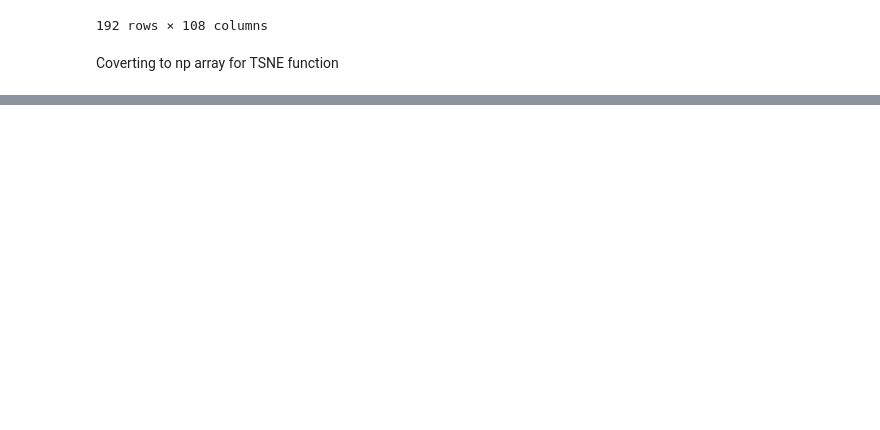
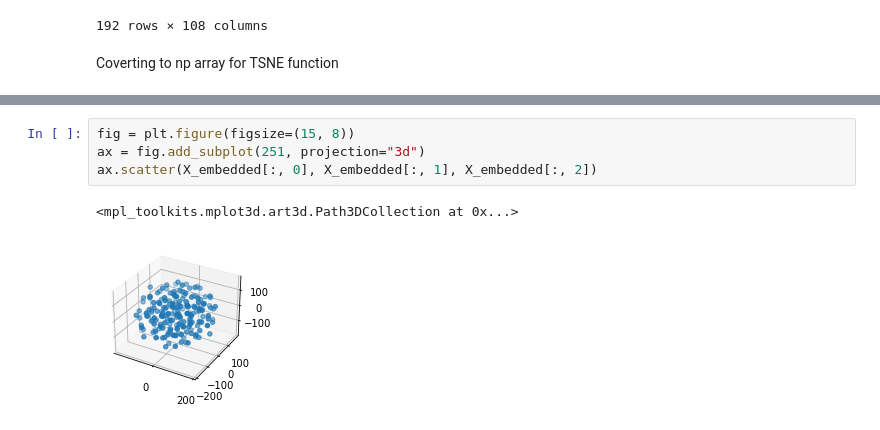
Before and after one commit to Jpham303/covid_19_severity_prediction, a Jupyter notebook: T-sne.ipynb, the cells around one changed output, grey strips where cells are left out. Saved outputs shown, nothing was run; the diff lists cells and outputs as text; blank space fills up the shorter version.

```diff
--- a/T-sne.ipynb
+++ b/T-sne.ipynb
@@ -72,0 +102,7 @@ UFuncTypeError: ufunc 'multiply' did not contain a loop with signature matching
+# %%
+fig = plt.figure(figsize=(15, 8))
+ax = fig.add_subplot(251, projection="3d")
+ax.scatter(X_embedded[:, 0], X_embedded[:, 1], X_embedded[:, 2])
+# %% [output]
+<mpl_toolkits.mplot3d.art3d.Path3DCollection at 0x...>
+[figure, added]
```
Also changed, not shown: parts of 13 cells of this notebook.
